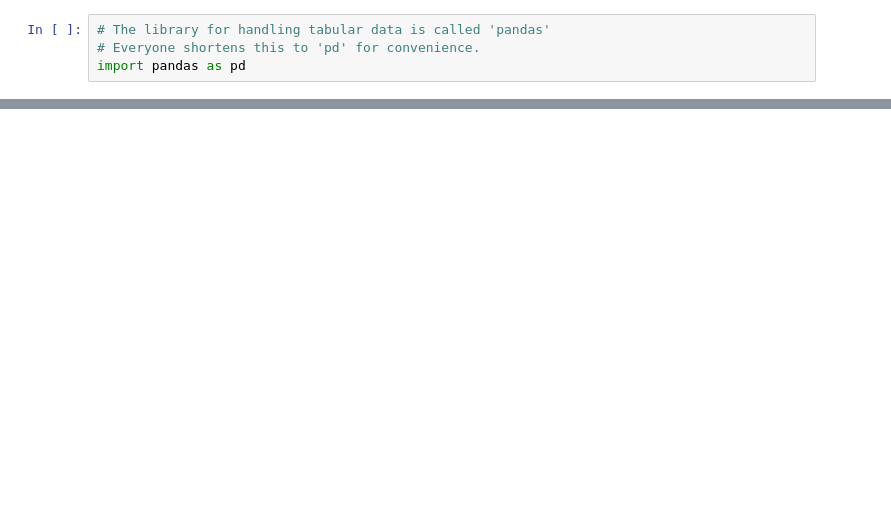
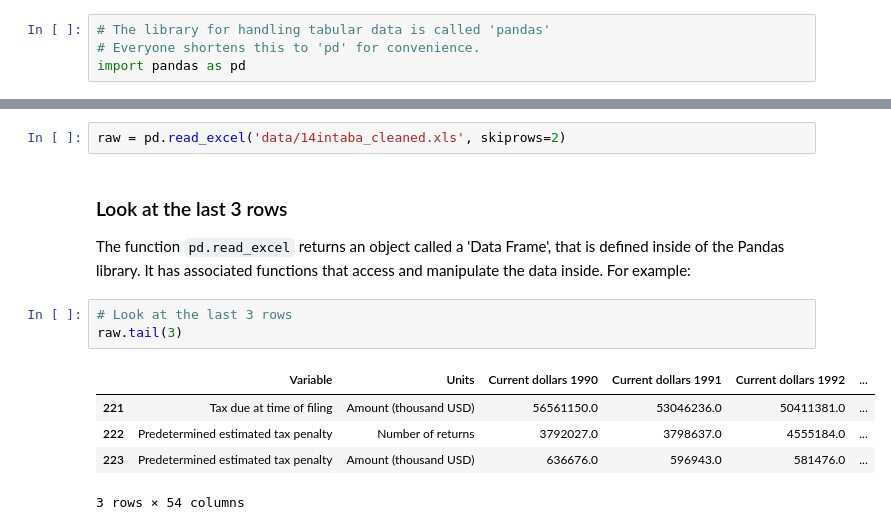
Before and after one commit to tanyaschlusser/stats-via-python, a Jupyter notebook: notebooks/input_output.ipynb, the cells around one changed output, grey strips where cells are left out. Drawn from its saved outputs; the diff is of its cells as text; blank space fills up the shorter version.

```diff
--- a/notebooks/input_output.ipynb
+++ b/notebooks/input_output.ipynb
@@ -91,0 +58,15 @@ We can remove the first 3 rows of data.
+# %%
+raw = pd.read_excel('data/14intaba_cleaned.xls', skiprows=2)
+# %% [markdown]
+### Look at the last 3 rows
+
+The function `pd.read_excel` returns an object called a 'Data Frame', that is defined inside of the Pandas library. It has associated functions that access and manipulate the data inside. For example:
+# %%
+# Look at the last 3 rows
+raw.tail(3)
+# %% [output]
+|  | Variable | Units | Current dollars 1990 | Current dollars 1991 | Current dollars 1992 | ... |
+| 221 | Tax due at time of filing | Amount (thousand USD) | 56561150.0 | 53046236.0 | 50411381.0 | ... |
+| 222 | Predetermined estimated tax penalty | Number of returns | 3792027.0 | 3798637.0 | 4555184.0 | ... |
+| 223 | Predetermined estimated tax penalty | Amount (thousand USD) | 636676.0 | 596943.0 | 581476.0 | ... |
+3 rows × 54 columns
```
Also changed, not shown: parts of 20 cells of this notebook.
